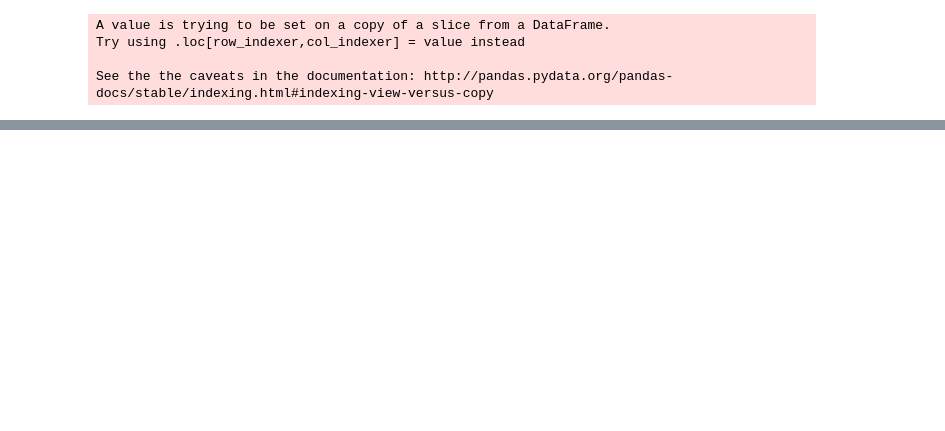
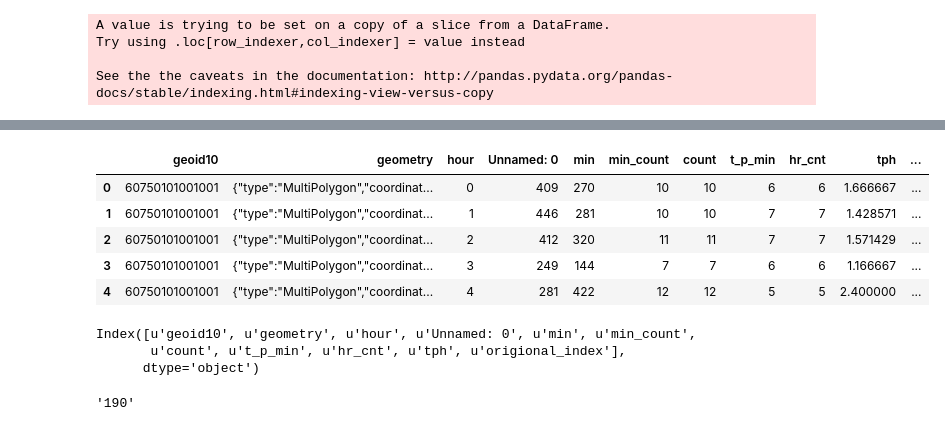
Before and after one commit to seawilloughby/media_mapper, a Jupyter notebook: map_making/sql_to_geojson_mapSF.ipynb, the cells around one changed output, grey strips where cells are left out. Cells and saved outputs as stored; diff of their text form; code cells hidden in the pictures; blank space fills up the shorter version.

```diff
--- a/map_making/sql_to_geojson_mapSF.ipynb
+++ b/map_making/sql_to_geojson_mapSF.ipynb
@@ -160,0 +202,2 @@ See the the caveats in the documentation: http://pandas.pydata.org/pandas-docs/s
+# %%
+map_test['tph'] = map_test['count']/map_test['hr_cnt']
@@ -160,0 +213,6 @@ See the the caveats in the documentation: http://pandas.pydata.org/pandas-docs/s
+# %%
+keydf= pd.read_csv('geo_key_cloud.csv')
+# %%
+image_key = keydf[['geoid10']]
+# %%
+image_key = image_key.reset_index().rename(columns = {'index':'origional_index'})
@@ -160,0 +231,16 @@ See the the caveats in the documentation: http://pandas.pydata.org/pandas-docs/s
+# %%
+test = map_test.merge(image_key)
+test.head()
+# %% [output]
+|  | geoid10 | geometry | hour | Unnamed: 0 | min | min_count | count | t_p_min | hr_cnt | tph | ... |
+| 0 | 60750101001001 | {"type":"MultiPolygon","coordinat... | 0 | 409 | 270 | 10 | 10 | 6 | 6 | 1.666667 | ... |
+| 1 | 60750101001001 | {"type":"MultiPolygon","coordinat... | 1 | 446 | 281 | 10 | 10 | 7 | 7 | 1.428571 | ... |
+| 2 | 60750101001001 | {"type":"MultiPolygon","coordinat... | 2 | 412 | 320 | 11 | 11 | 7 | 7 | 1.571429 | ... |
+| 3 | 60750101001001 | {"type":"MultiPolygon","coordinat... | 3 | 249 | 144 | 7 | 7 | 6 | 6 | 1.166667 | ... |
+| 4 | 60750101001001 | {"type":"MultiPolygon","coordinat... | 4 | 281 | 422 | 12 | 12 | 5 | 5 | 2.400000 | ... |
+# %%
+test.columns
+# %% [output]
+Index([u'geoid10', u'geometry', u'hour', u'Unnamed: 0', u'min', u'min_count',
+       u'count', u't_p_min', u'hr_cnt', u'tph', u'origional_index'],
+      dtype='object')
@@ -160,0 +250,4 @@ See the the caveats in the documentation: http://pandas.pydata.org/pandas-docs/s
+# %%
+test['count']
+# %% [output]
+'190'
```
Also changed, not shown: parts of 33 cells of this notebook, 20 other files.
